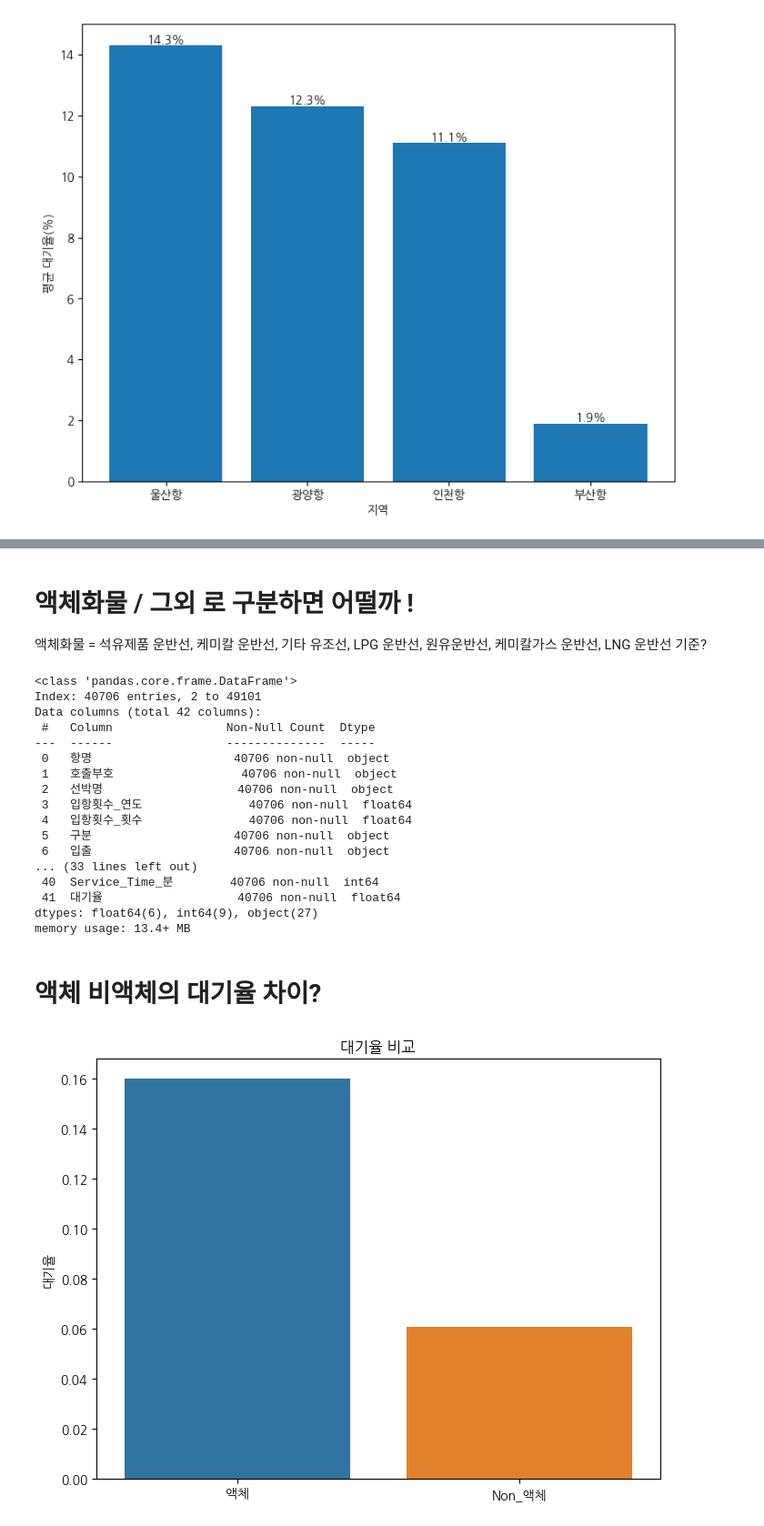
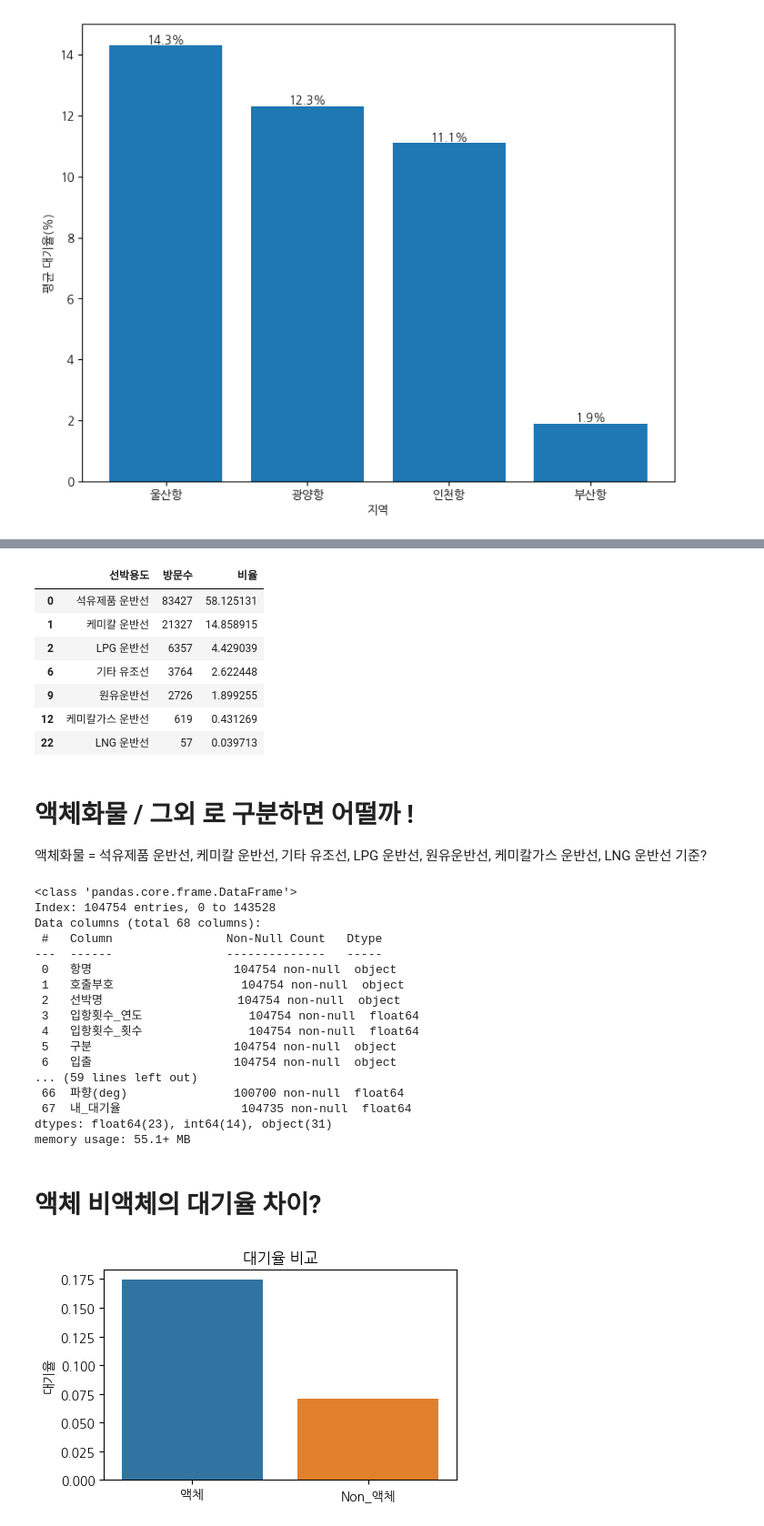
Before and after one commit to GyudongHan/Project_1, a Jupyter notebook: 프로젝트 3/(p)USN_Visualize.ipynb, the cells around one changed output, grey strips where cells are left out. Shown at 91% size. Cells and saved outputs as stored; diff of their text form; code cells hidden in the pictures.

```diff
--- a/프로젝트 3/(p)USN_Visualize.ipynb
+++ b/프로젝트 3/(p)USN_Visualize.ipynb
@@ -51,7 +51,9 @@ plt.show()
 # %%
 import pandas as pd
 
-df = pd.read_csv('data/2022_울산_전처리_ver3.csv')
+df = pd.read_csv('data/울산_전처리_ver5.csv')
 # %%
+df['내_대기율'] = df['접안_대기시간_분'] / df['Service_Time_분']
 df.head()
+df.describe()
 # %% [output]
@@ -154,55 +149,66 @@ plt.show()
+# %%
+df_v[df_v['선박용도'].isin(['석유제품 운반선', '케미칼 운반선', '기타 유조선', 'LPG 운반선', '원유운반선', '케미칼가스 운반선', 'LNG 운반선'])]
+# %% [output]
+|  | 선박용도 | 방문수 | 비율 |
+| 0 | 석유제품 운반선 | 83427 | 58.125131 |
+| 1 | 케미칼 운반선 | 21327 | 14.858915 |
+| 2 | LPG 운반선 | 6357 | 4.429039 |
+| 6 | 기타 유조선 | 3764 | 2.622448 |
+| 9 | 원유운반선 | 2726 | 1.899255 |
+| 12 | 케미칼가스 운반선 | 619 | 0.431269 |
+| 22 | LNG 운반선 | 57 | 0.039713 |
 # %% [markdown]
 # 액체화물 / 그외 로 구분하면 어떨까 !
 액체화물 = 석유제품 운반선, 케미칼 운반선, 기타 유조선, LPG 운반선, 원유운반선, 케미칼가스 운반선, LNG 운반선
 기준?
 # %%
-Fil_df = df[df['선박용도'].isin(['석유제품 운반선', '케미칼 운반선', '기타 유조선', 'LPG 운반선', '원유운반선', '케미칼가스 운반선', 'LNG 운반선'])]
-
+# Fil_df = df[df['선박용도'].isin(['석유제품 운반선', '케미칼 운반선', '기타 유조선', 'LPG 운반선', '원유운반선', '케미칼가스 운반선', 'LNG 운반선'])]
+Fil_df = df[df['선박용도'].isin(['석유제품 운반선', '케미칼 운반선'])]
 # 결과를 출력합니다.
 Fil_df.info()
 
-# 49000 >>> 40700
+# 143530 >>> 118277
 # %% [output]
 <class 'pandas.core.frame.DataFrame'>
-Index: 40706 entries, 2 to 49101
-Data columns (total 42 columns):
- #   Column                Non-Null Count  Dtype
----  ------                --------------  -----
- 0   항명                    40706 non-null  object
- 1   호출부호                  40706 non-null  object
- 2   선박명                   40706 non-null  object
- 3   입항횟수_연도               40706 non-null  float64
- 4   입항횟수_횟수               40706 non-null  float64
- 5   구분                    40706 non-null  object
- 6   입출                    40706 non-null  object
-... (33 lines left out)
- 40  Service_Time_분        40706 non-null  int64
- 41  대기율                   40706 non-null  float64
-dtypes: float64(6), int64(9), object(27)
-memory usage: 13.4+ MB
+Index: 104754 entries, 0 to 143528
+Data columns (total 68 columns):
+ #   Column                Non-Null Count   Dtype
+---  ------                --------------   -----
+ 0   항명                    104754 non-null  object
+ 1   호출부호                  104754 non-null  object
+ 2   선박명                   104754 non-null  object
+ 3   입항횟수_연도               104754 non-null  float64
+ 4   입항횟수_횟수               104754 non-null  float64
+ 5   구분                    104754 non-null  object
+ 6   입출                    104754 non-null  object
+... (59 lines left out)
+ 66  파향(deg)               100700 non-null  float64
+ 67  내_대기율                 104735 non-null  float64
+dtypes: float64(23), int64(14), object(31)
+memory usage: 55.1+ MB
 # %% [markdown]
 # 액체 비액체의 대기율 차이?
 # %%
 import pandas as pd
 import matplotlib.pyplot as plt
 import seaborn as sns
 
 # 조건에 따라 데이터 분리
 condition = df['선박용도'].isin(['석유제품 운반선', '케미칼 운반선', '기타 유조선', 'LPG 운반선', '원유운반선', '케미칼가스 운반선', 'LNG 운반선'])
 selected_rows = df[condition]
 non_selected_rows = df[~condition]
 
 # 각각의 평균 계산
-selected_mean = selected_rows['대기율'].mean()
-non_selected_mean = non_selected_rows['대기율'].mean()
+selected_mean = selected_rows['내_대기율'].mean()
+non_selected_mean = non_selected_rows['내_대기율'].mean()
 
 # 시각화
-plt.figure(figsize=(8, 6))
+plt.figure(figsize=(5, 3))
 sns.barplot(x=['액체', 'Non_액체'], y=[selected_mean, non_selected_mean])
 plt.title('대기율 비교')
 plt.ylabel('대기율')
 plt.show()
 # %% [output]
-[figure, old version]
+[figure, new version]
 # %%
 # 선박용도별 대기율의 평균 계산
```
Also changed, not shown: parts of 38 cells of this notebook, 2 other files.
